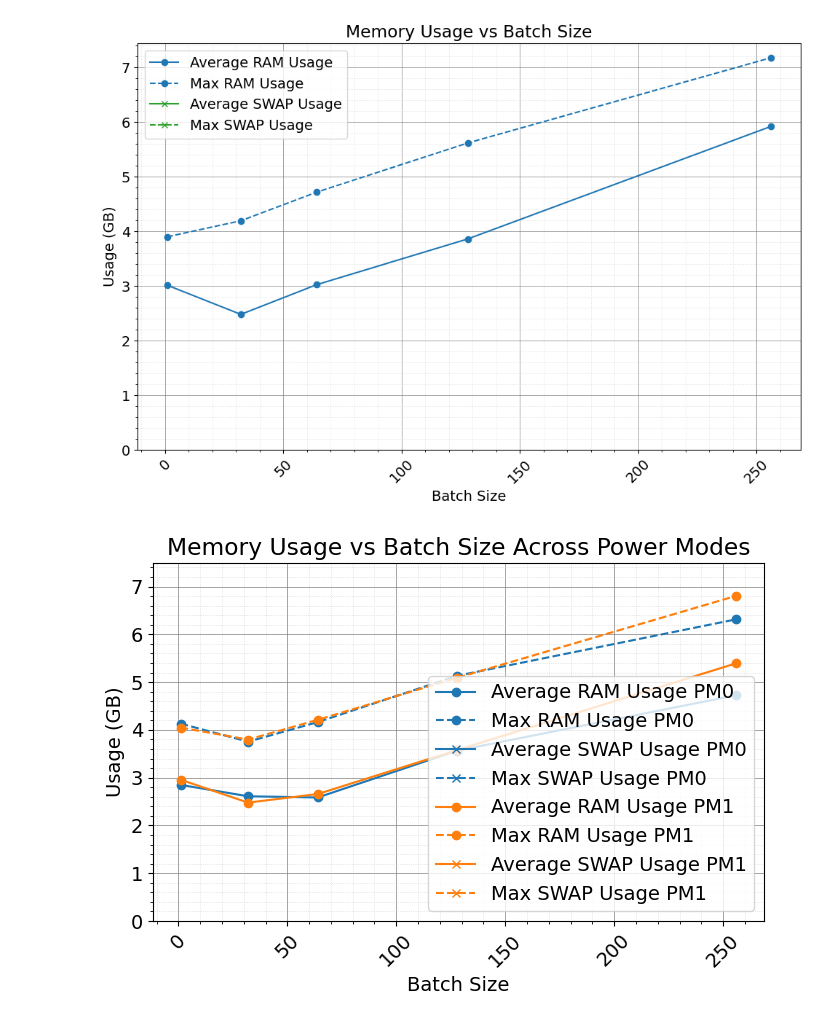
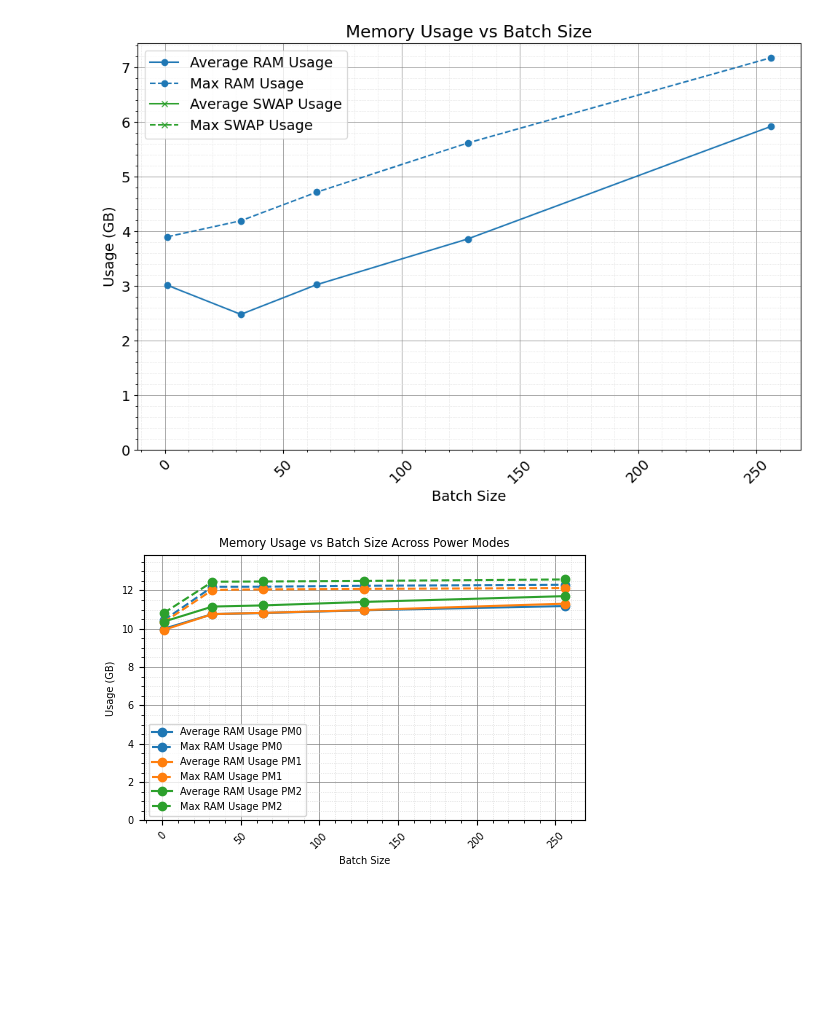
Before and after one commit to Juanx65/ArtTRT, a Jupyter notebook: post_processing/plot_memory_from_tegrastats_logs.ipynb, the cells around one changed output. Saved outputs shown, nothing was run; the diff lists cells and outputs as text; code cells hidden in the pictures; blank space fills up the shorter version.

```diff
--- a/post_processing/plot_memory_from_tegrastats_logs.ipynb
+++ b/post_processing/plot_memory_from_tegrastats_logs.ipynb
@@ -195,7 +195,7 @@ def plot_memory_batch_size_compare_with_PM(data_dicts_pm, batch_sizes):
     colors = ['tab:blue', 'tab:orange', 'tab:green']  # Colores para diferentes Power Modes
 
     plt.rcParams.update({'font.size': 7})
-    plt.figure(figsize=(7, 5))
+    plt.figure(figsize=(5, 3.5))
 
     # Recorrer los conjuntos de datos para cada Power Mode
     for pm_index, data_dicts in enumerate(data_dicts_pm):
@@ -212,10 +212,11 @@ def plot_memory_batch_size_compare_with_PM(data_dicts_pm, batch_sizes):
             avg_ram_usage.append(avg_ram)
             max_ram_usage.append(max_ram)
 
-            # Calcular el uso promedio de SWAP
-            if any(data['SWAP']):  # Verifica si hay algún uso de SWAP
-                avg_swap = sum(data['SWAP']) / len(data['SWAP'])
-                max_swap = max(data['SWAP'])  # Calcular el uso máximo real de SWAP
+            # Calcular el uso promedio de SWAP (convertido a GB)
+            if any(swap > 0 for swap in data['SWAP']):  # Mejor validación de uso de SWAP
+                swap_in_gb = [swap / 1024 for swap in data['SWAP']]
+                avg_swap = sum(swap_in_gb) / len(swap_in_gb)
+                max_swap = max(swap_in_gb)  # Calcular el uso máximo real de SWAP en GB
                 avg_swap_usage.append(avg_swap)
                 max_swap_usage.append(max_swap)
             else:
@@ -224,7 +225,6 @@ def plot_memory_batch_size_compare_with_PM(data_dicts_pm, batch_sizes):
 
         # Plot RAM usage para el modo de energía actual
         color = colors[pm_index % len(colors)]
-        #linestyle = linestyles[pm_index % len(linestyles)]
         plt.plot(batch_sizes, avg_ram_usage, label=f'Average RAM Usage PM{pm_index}', marker='o', color=color)
         plt.plot(batch_sizes, max_ram_usage, label=f'Max RAM Usage PM{pm_index}', linestyle="--", marker='o', color=color)
 
@@ -235,7 +235,10 @@ def plot_memory_batch_size_compare_with_PM(data_dicts_pm, batch_sizes):
 
     # Establecer límites en base al 'maxRAM' de los datos
     max_ram_limit = max([max([ram / 1024 for ram in data['RAM']]) for data_dicts in data_dicts_pm for data in data_dicts if data['RAM']])
-    plt.ylim(0, max_ram_limit * 1.1)  # Límite superior un poco más alto que el máximo
+    max_swap_limit = max([max([swap / 1024 for swap in data['SWAP']]) for data_dicts in data_dicts_pm for data in data_dicts if data['SWAP']], default=0)
+
+    # Ajustar el límite superior del gráfico para incluir RAM y SWAP
+    plt.ylim(0, max(max_ram_limit, max_swap_limit) * 1.1)  # Límite superior un poco más alto que el máximo
 
     # Configuración del gráfico
     plt.xlabel('Batch Size')
@@ -293,40 +296,38 @@ plot_memory_batch_size_compare(
 # %%
 # Leer datos de cada optimización
 
-OPTIMIZATION = 'vanilla'
-PLATFORM = 'orin_nano'
-POWER_MODE = 'PM0'
-POWER_MODE_1 = 'PM1'
-POWER_MODE_2 = 'PM2'
-NETWORK = 'resnet50'
+OPTIMIZATION = 'fp16'
+PLATFORM = 'orin_agx'
+POWER_MODE = 'PW0'
+POWER_MODE_1 = 'PW1'
+POWER_MODE_2 = 'PW2'
+NETWORK = 'resnet152'
 
 data_bs_1 =  read_data(f'../outputs/tegrastats_log/tegrastats_log_{PLATFORM}/{OPTIMIZATION}_{NETWORK}_bs_1_{POWER_MODE}.txt')
 data_bs_32 = read_data(f'../outputs/tegrastats_log/tegrastats_log_{PLATFORM}/{OPTIMIZATION}_{NETWORK}_bs_32_{POWER_MODE}.txt')
 data_bs_64 = read_data(f'../outputs/tegrastats_log/tegrastats_log_{PLATFORM}/{OPTIMIZATION}_{NETWORK}_bs_64_{POWER_MODE}.txt')
 data_bs_128 = read_data(f'../outputs/tegrastats_log/tegrastats_log_{PLATFORM}/{OPTIMIZATION}_{NETWORK}_bs_128_{POWER_MODE}.txt')
 data_bs_256 = read_data(f'../outputs/tegrastats_log/tegrastats_log_{PLATFORM}/{OPTIMIZATION}_{NETWORK}_bs_256_{POWER_MODE}.txt')
 
 data_bs_1_PM =  read_data(f'../outputs/tegrastats_log/tegrastats_log_{PLATFORM}/{OPTIMIZATION}_{NETWORK}_bs_1_{POWER_MODE_1}.txt')
 data_bs_32_PM = read_data(f'../outputs/tegrastats_log/tegrastats_log_{PLATFORM}/{OPTIMIZATION}_{NETWORK}_bs_32_{POWER_MODE_1}.txt')
 data_bs_64_PM = read_data(f'../outputs/tegrastats_log/tegrastats_log_{PLATFORM}/{OPTIMIZATION}_{NETWORK}_bs_64_{POWER_MODE_1}.txt')
 data_bs_128_PM = read_data(f'../outputs/tegrastats_log/tegrastats_log_{PLATFORM}/{OPTIMIZATION}_{NETWORK}_bs_128_{POWER_MODE_1}.txt')
 data_bs_256_PM = read_data(f'../outputs/tegrastats_log/tegrastats_log_{PLATFORM}/{OPTIMIZATION}_{NETWORK}_bs_256_{POWER_MODE_1}.txt')
-"""
+
 data_bs_1_PM2 =  read_data(f'../outputs/tegrastats_log/tegrastats_log_{PLATFORM}/{OPTIMIZATION}_{NETWORK}_bs_1_{POWER_MODE_2}.txt')
 data_bs_32_PM2 = read_data(f'../outputs/tegrastats_log/tegrastats_log_{PLATFORM}/{OPTIMIZATION}_{NETWORK}_bs_32_{POWER_MODE_2}.txt')
 data_bs_64_PM2 = read_data(f'../outputs/tegrastats_log/tegrastats_log_{PLATFORM}/{OPTIMIZATION}_{NETWORK}_bs_64_{POWER_MODE_2}.txt')
 data_bs_128_PM2 = read_data(f'../outputs/tegrastats_log/tegrastats_log_{PLATFORM}/{OPTIMIZATION}_{NETWORK}_bs_128_{POWER_MODE_2}.txt')
 data_bs_256_PM2 = read_data(f'../outputs/tegrastats_log/tegrastats_log_{PLATFORM}/{OPTIMIZATION}_{NETWORK}_bs_256_{POWER_MODE_2}.txt')
-"""
+
 # Graficar los datos
 plot_memory_batch_size_compare_with_PM(
     [[ data_bs_1, data_bs_32, data_bs_64,data_bs_128,data_bs_256],
     [ data_bs_1_PM, data_bs_32_PM, data_bs_64_PM,data_bs_128_PM,data_bs_256_PM]
-    #,[ data_bs_1_PM2, data_bs_32_PM2, data_bs_64_PM2,data_bs_128_PM2,data_bs_256_PM2]
+    ,[ data_bs_1_PM2, data_bs_32_PM2, data_bs_64_PM2,data_bs_128_PM2,data_bs_256_PM2]
     ],
     [ 1,32,64,128,256]
 )
-#[ data_vanilla, data_trt_fp32, data_trt_fp16, data_trt_int8],
-#[ 'Vanilla', 'TRT fp32', 'TRT fp16', 'TRT INT8'],
 # %% [output]
-[figure, old version]
+[figure, new version]
```
